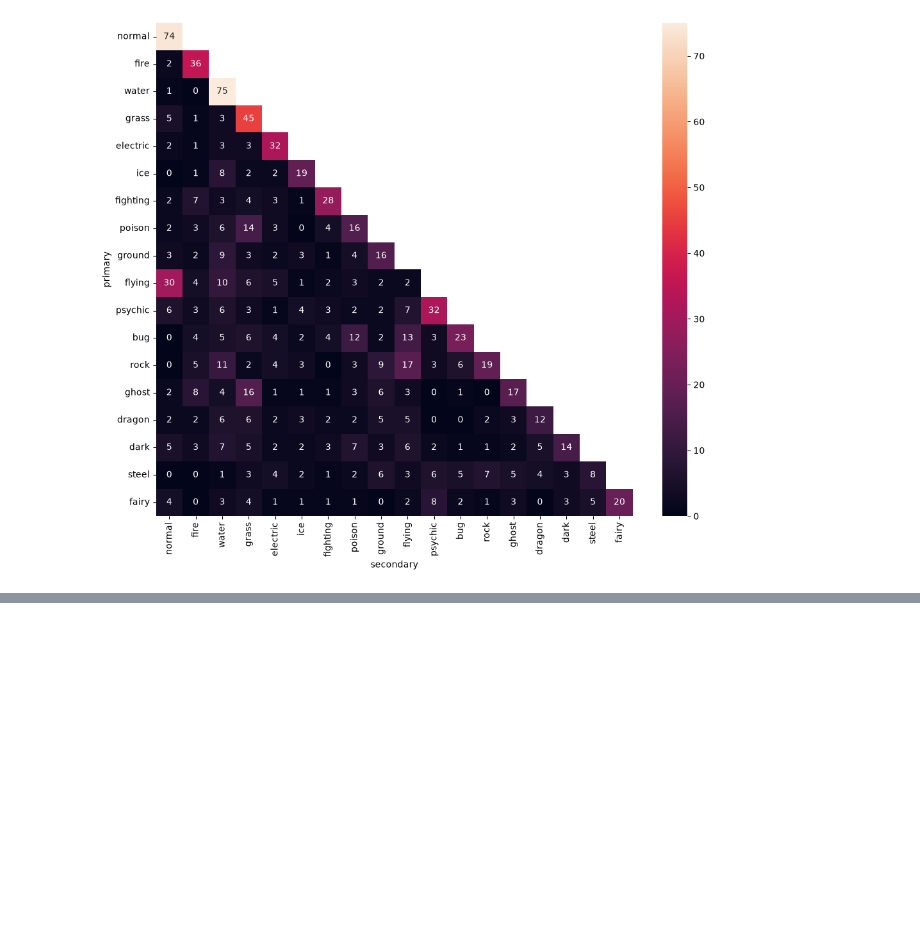
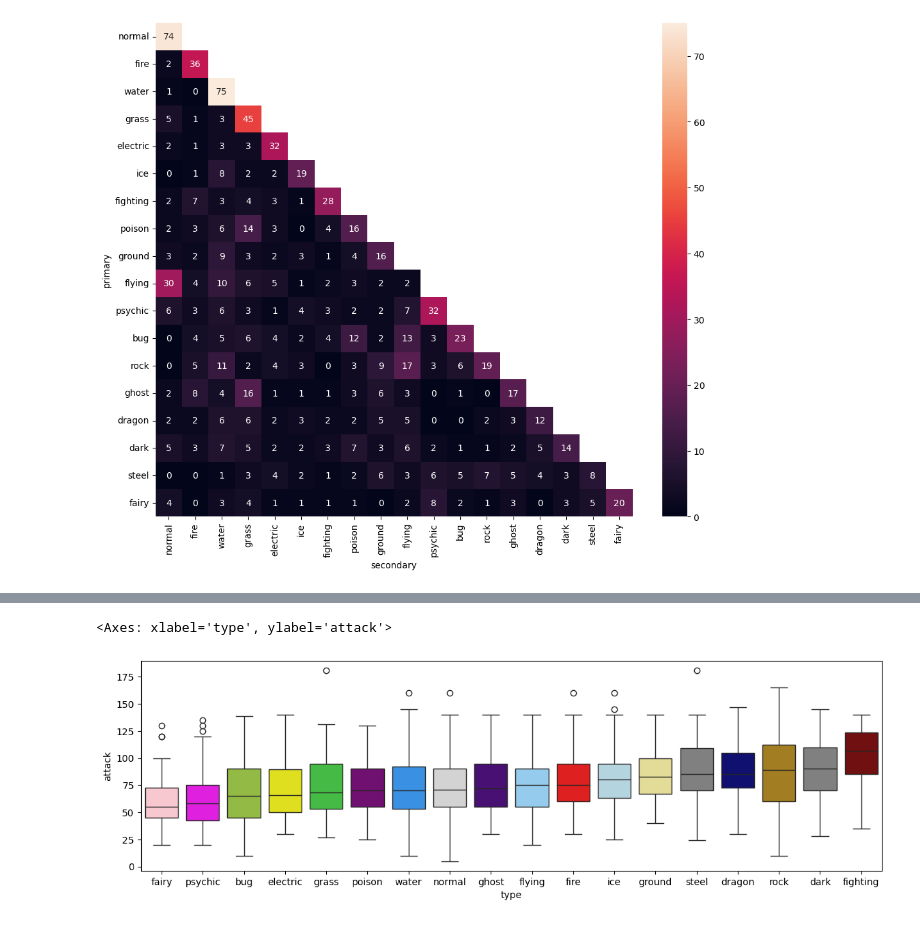
Before and after one commit to Prabhdeep-AI/Machine-Learning-Project, a Jupyter notebook: EDA.ipynb, the cells around one changed output, grey strips where cells are left out. Saved outputs shown, nothing was run; the diff lists cells and outputs as text; code cells hidden in the pictures; blank space fills up the shorter version.

```diff
--- a/EDA.ipynb
+++ b/EDA.ipynb
@@ -93,0 +100,8 @@ sns.boxplot(data= data_df_exploded, x = "type", y= "speed", order=speed_order,
+# %%
+attack_order = data_df_exploded.groupby("type")["attack"].median().sort_values().index
+plt.figure(figsize=(14,4))
+sns.boxplot(data= data_df_exploded, x = "type", y= "attack", order=attack_order,
+             hue="type", palette=colours, legend=False)
+# %% [output]
+<Axes: xlabel='type', ylabel='attack'>
+[figure, added]
```
Also changed, not shown: parts of 7 cells of this notebook.
